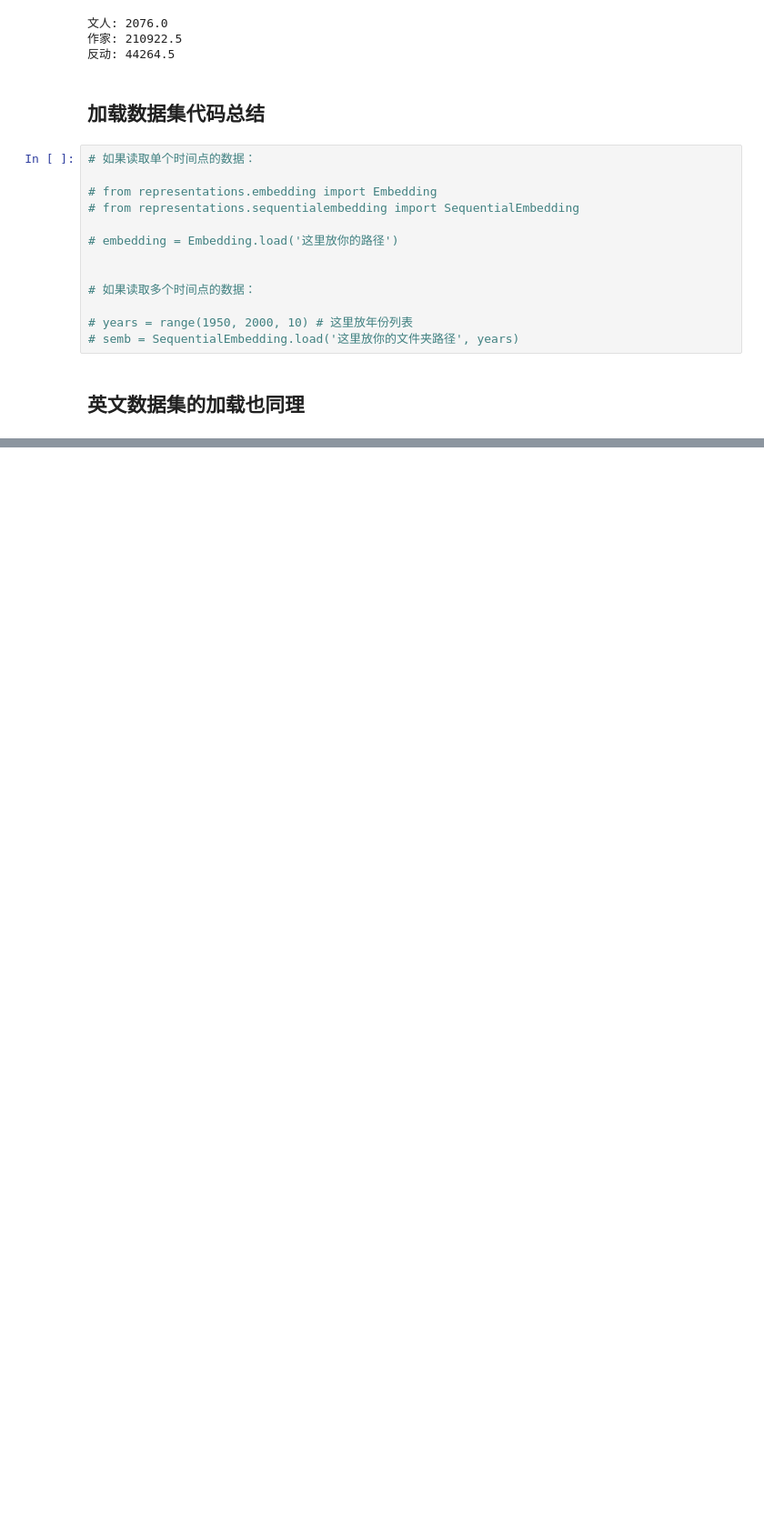
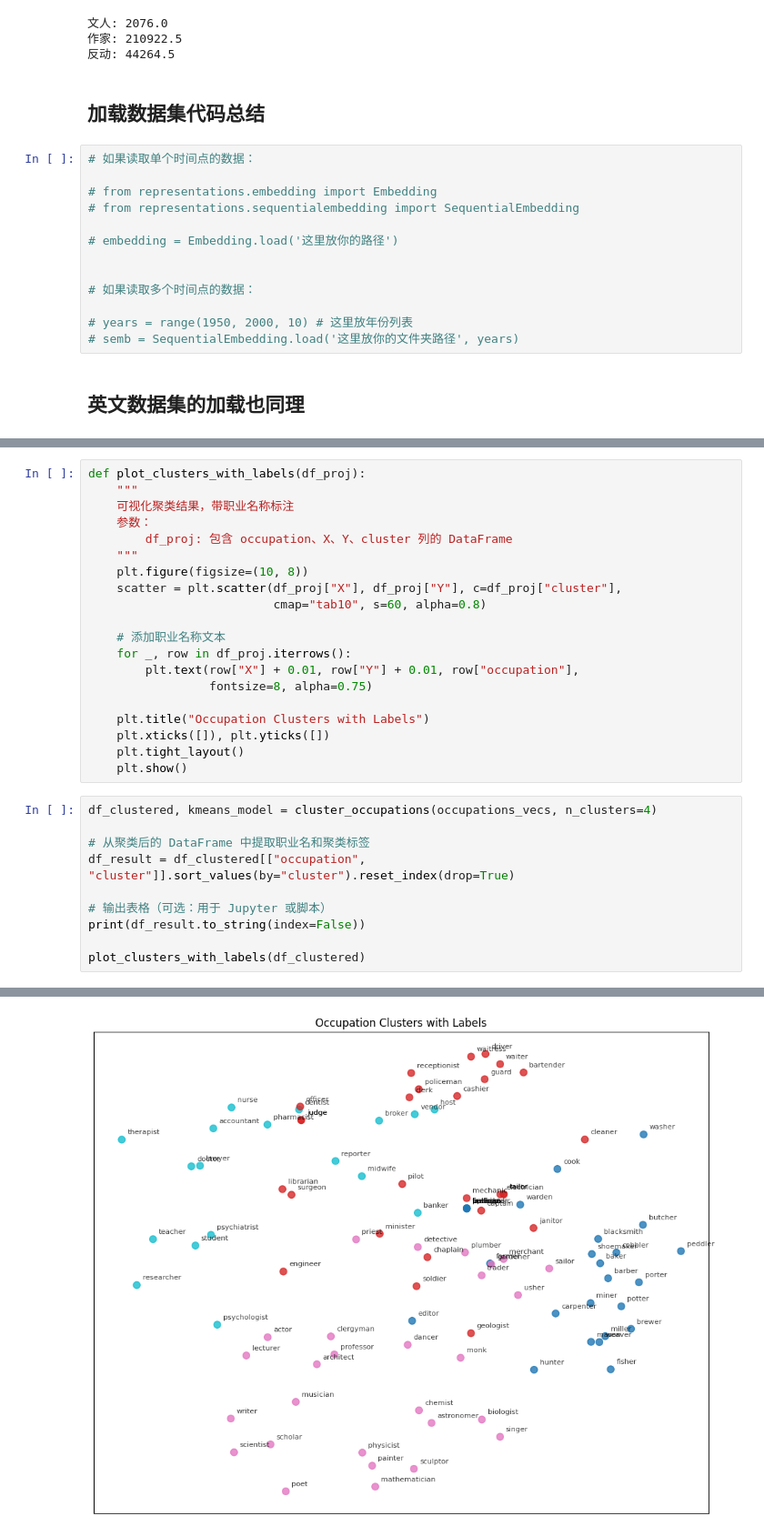
Before and after one commit to LeafCreeper/MicroDistance2025Word2VecProject, a Jupyter notebook: my_histwords/test.ipynb, the cells around one changed output, grey strips where cells are left out. Shown at 91% size. Drawn from its saved outputs; the diff is of its cells as text; blank space fills up the shorter version.

```diff
--- a/my_histwords/test.ipynb
+++ b/my_histwords/test.ipynb
@@ -282,0 +449,31 @@ Error:
+# %%
+def plot_clusters_with_labels(df_proj):
+    """
+    可视化聚类结果，带职业名称标注
+    参数：
+        df_proj: 包含 occupation、X、Y、cluster 列的 DataFrame
+    """
+    plt.figure(figsize=(10, 8))
+    scatter = plt.scatter(df_proj["X"], df_proj["Y"], c=df_proj["cluster"],
+                          cmap="tab10", s=60, alpha=0.8)
+
+    # 添加职业名称文本
+    for _, row in df_proj.iterrows():
+        plt.text(row["X"] + 0.01, row["Y"] + 0.01, row["occupation"],
+                 fontsize=8, alpha=0.75)
+
+    plt.title("Occupation Clusters with Labels")
+    plt.xticks([]), plt.yticks([])
+    plt.tight_layout()
+    plt.show()
+# %%
+df_clustered, kmeans_model = cluster_occupations(occupations_vecs, n_clusters=4)
+
+# 从聚类后的 DataFrame 中提取职业名和聚类标签
+df_result = df_clustered[["occupation", "cluster"]].sort_values(by="cluster").reset_index(drop=True)
+
+# 输出表格（可选：用于 Jupyter 或脚本）
+print(df_result.to_string(index=False))
+
+plot_clusters_with_labels(df_clustered)
+# %% [output]
@@ -282,0 +497 @@ Error:
+[figure, added]
```
Also changed, not shown: parts of 24 cells of this notebook, 2 other files.
